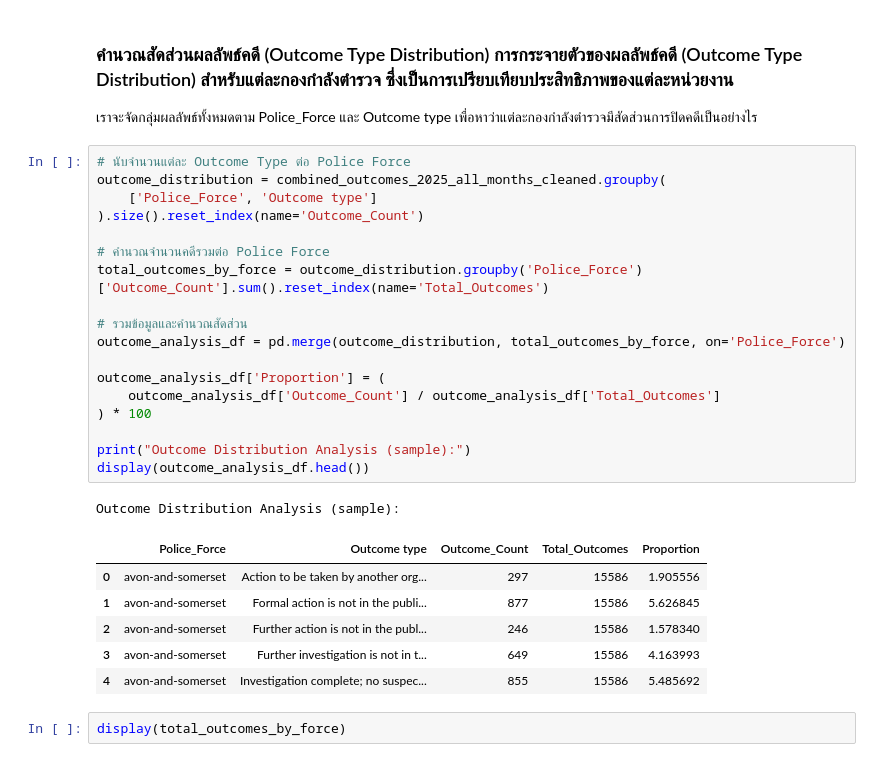
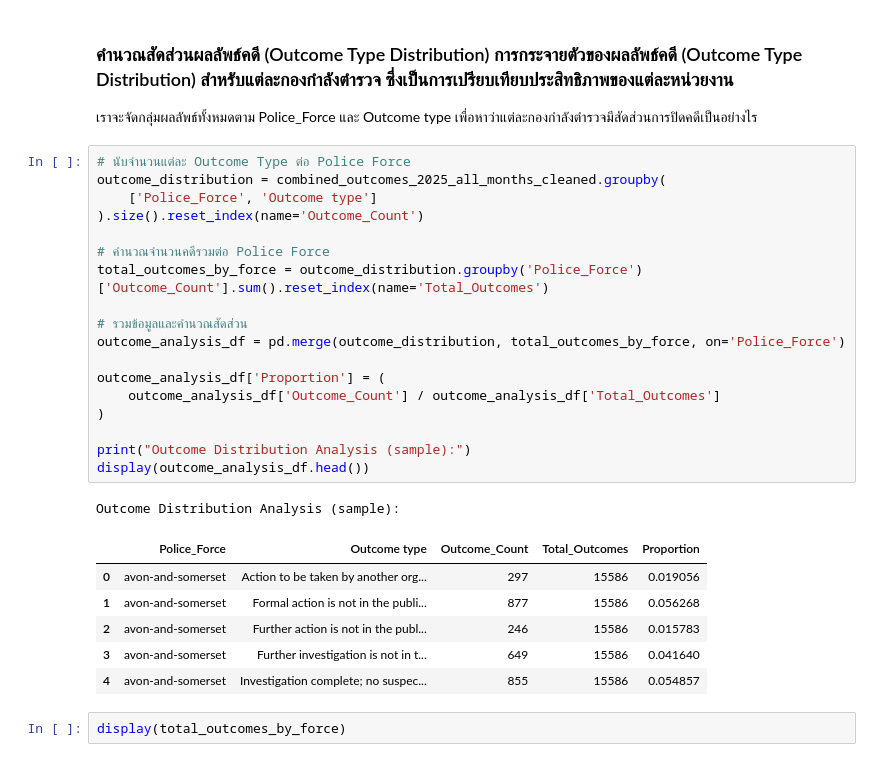
Before and after one commit to jangInw007/JENZY_Project, a Jupyter notebook: JENZY_is_perfect_project_Basicpro.ipynb, the cells around one changed output. Drawn from its saved outputs; the diff is of its cells as text.

```diff
--- a/JENZY_is_perfect_project_Basicpro.ipynb
+++ b/JENZY_is_perfect_project_Basicpro.ipynb
@@ -1325,29 +1333,29 @@ array(['Investigation complete; no suspect identified',
 # %%
 # นับจำนวนแต่ละ Outcome Type ต่อ Police Force
 outcome_distribution = combined_outcomes_2025_all_months_cleaned.groupby(
     ['Police_Force', 'Outcome type']
 ).size().reset_index(name='Outcome_Count')
 
 # คำนวณจำนวนคดีรวมต่อ Police Force
 total_outcomes_by_force = outcome_distribution.groupby('Police_Force')['Outcome_Count'].sum().reset_index(name='Total_Outcomes')
 
 # รวมข้อมูลและคำนวณสัดส่วน
 outcome_analysis_df = pd.merge(outcome_distribution, total_outcomes_by_force, on='Police_Force')
 
 outcome_analysis_df['Proportion'] = (
     outcome_analysis_df['Outcome_Count'] / outcome_analysis_df['Total_Outcomes']
-) * 100
+)
 
 print("Outcome Distribution Analysis (sample):")
 display(outcome_analysis_df.head())
 # %% [output]
 Outcome Distribution Analysis (sample):
 |  | Police_Force | Outcome type | Outcome_Count | Total_Outcomes | Proportion |
-| 0 | avon-and-somerset | Action to be taken by another org... | 297 | 15586 | 1.905556 |
-| 1 | avon-and-somerset | Formal action is not in the publi... | 877 | 15586 | 5.626845 |
-| 2 | avon-and-somerset | Further action is not in the publ... | 246 | 15586 | 1.578340 |
-| 3 | avon-and-somerset | Further investigation is not in t... | 649 | 15586 | 4.163993 |
-| 4 | avon-and-somerset | Investigation complete; no suspec... | 855 | 15586 | 5.485692 |
+| 0 | avon-and-somerset | Action to be taken by another org... | 297 | 15586 | 0.019056 |
+| 1 | avon-and-somerset | Formal action is not in the publi... | 877 | 15586 | 0.056268 |
+| 2 | avon-and-somerset | Further action is not in the publ... | 246 | 15586 | 0.015783 |
+| 3 | avon-and-somerset | Further investigation is not in t... | 649 | 15586 | 0.041640 |
+| 4 | avon-and-somerset | Investigation complete; no suspec... | 855 | 15586 | 0.054857 |
 # %%
 display(total_outcomes_by_force)
 # %% [output]
```
Also changed, not shown: parts of 6 cells of this notebook.
